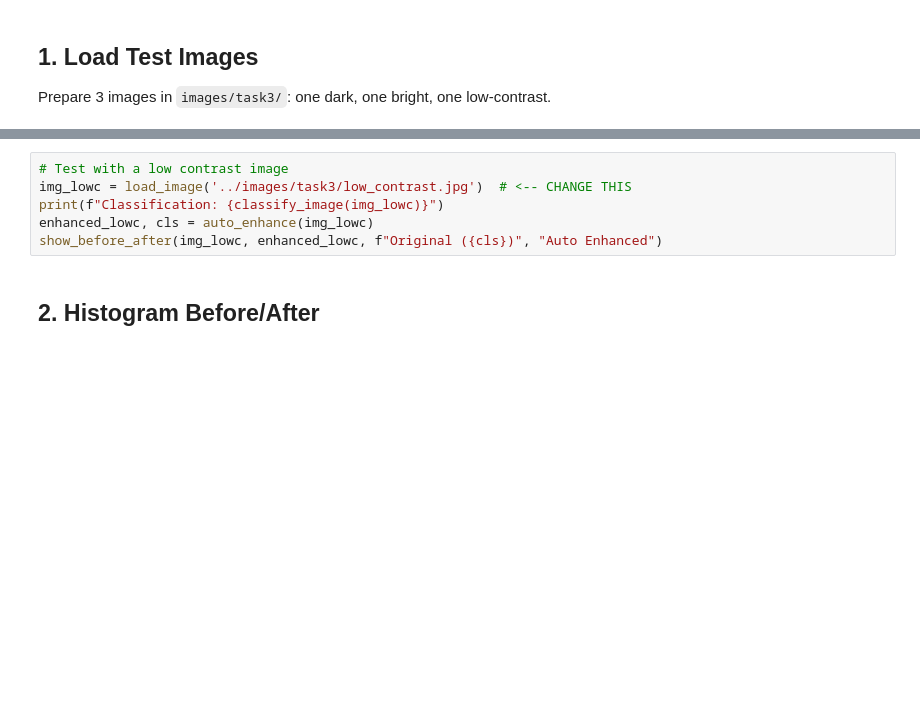
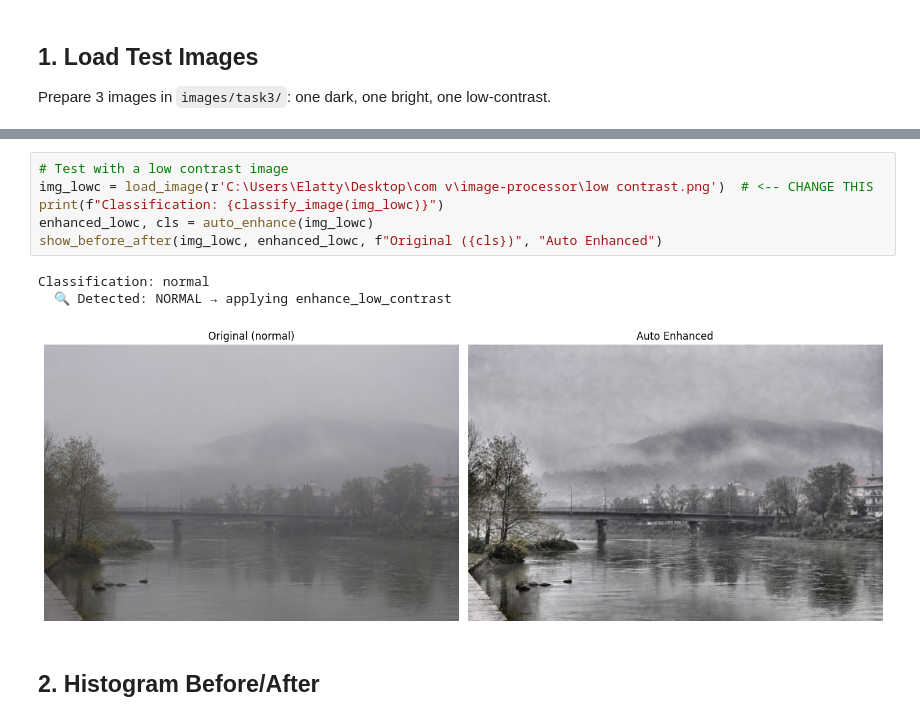
Before and after one commit to ARefaat1/image-processor, a Jupyter notebook: notebooks/test_task3.ipynb, the cells around one changed output, grey strips where cells are left out. Cells and saved outputs as stored; diff of their text form; blank space fills up the shorter version.

```diff
--- a/notebooks/test_task3.ipynb
+++ b/notebooks/test_task3.ipynb
@@ -32,9 +42,13 @@ show_before_after(img_bright, enhanced_bright, f"Original ({cls})", "Auto Enhanc
 # %%
 # Test with a low contrast image
-img_lowc = load_image('../images/task3/low_contrast.jpg')  # <-- CHANGE THIS
+img_lowc = load_image(r'C:\Users\Elatty\Desktop\com v\image-processor\low contrast.png')  # <-- CHANGE THIS
 print(f"Classification: {classify_image(img_lowc)}")
 enhanced_lowc, cls = auto_enhance(img_lowc)
 show_before_after(img_lowc, enhanced_lowc, f"Original ({cls})", "Auto Enhanced")
+# %% [output]
+Classification: normal
+  🔍 Detected: NORMAL → applying enhance_low_contrast
+[figure, added]
 # %% [markdown]
 ## 2. Histogram Before/After
 # %%
```
Also changed, not shown: parts of 5 cells of this notebook, 9 other files.
